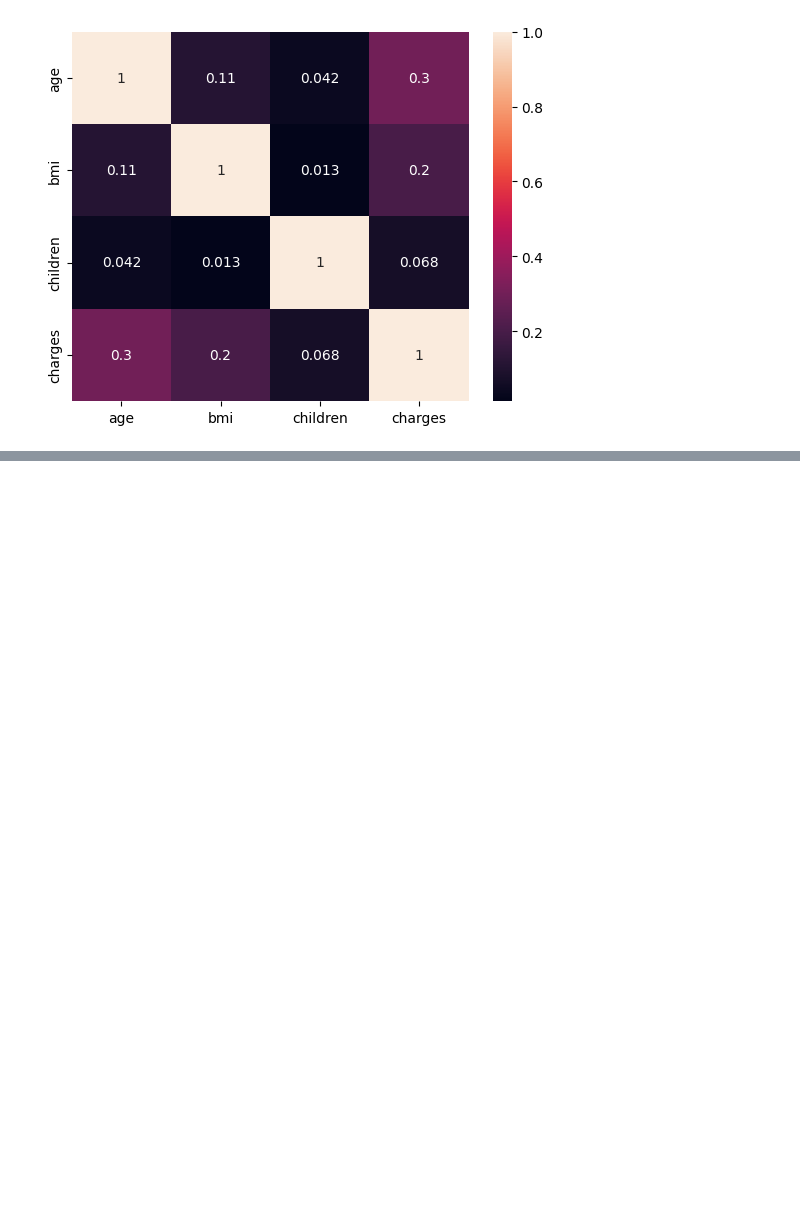
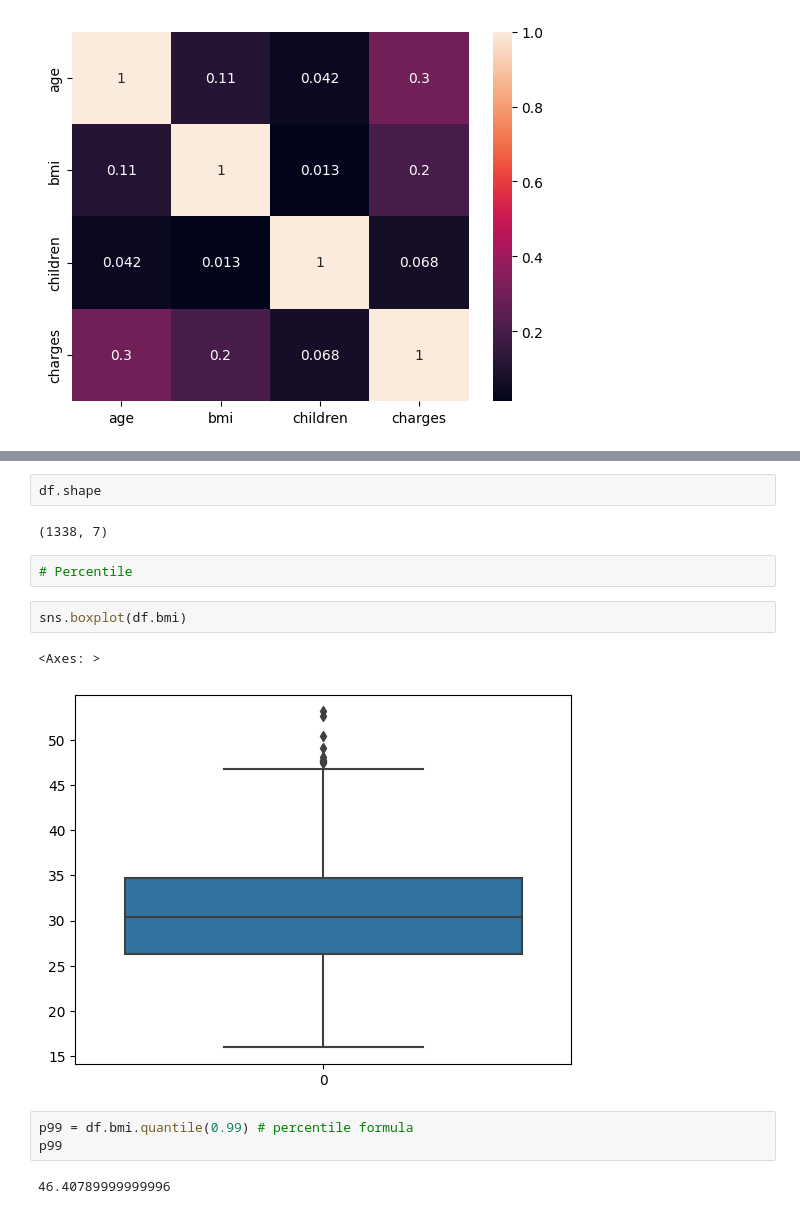
Before and after one commit to NimishSinghChouhan/Smart-Bridge-AI, a Jupyter notebook: Data_Preprocessing.ipynb, the cells around one changed output, grey strips where cells are left out. Saved outputs shown, nothing was run; the diff lists cells and outputs as text; blank space fills up the shorter version.

```diff
--- a/Data_Preprocessing.ipynb
+++ b/Data_Preprocessing.ipynb
@@ -296,0 +342,16 @@ sns.heatmap(df.corr(),annot =True)
+# %%
+df.shape
+# %% [output]
+(1338, 7)
+# %%
+# Percentile
+# %%
+sns.boxplot(df.bmi)
+# %% [output]
+<Axes: >
+[figure, added]
+# %%
+p99 = df.bmi.quantile(0.99) # percentile formula
+p99
+# %% [output]
+46.40789999999996
```
Also changed, not shown: parts of 23 cells of this notebook.
